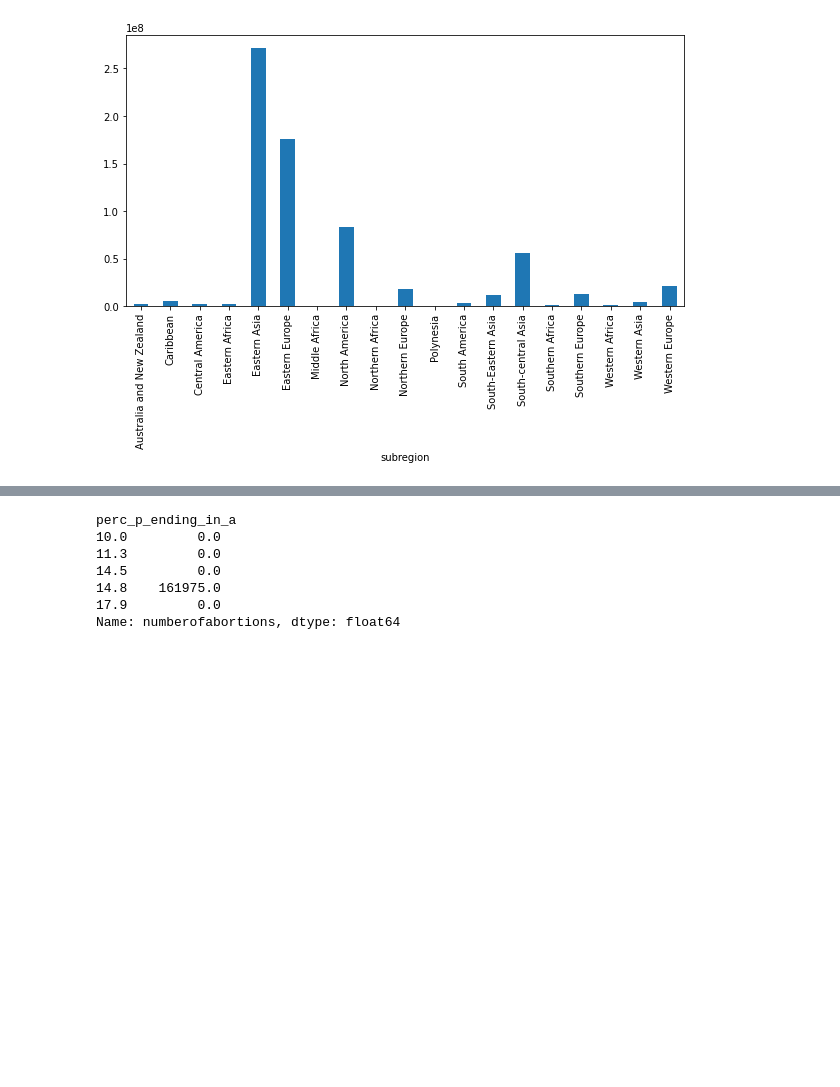
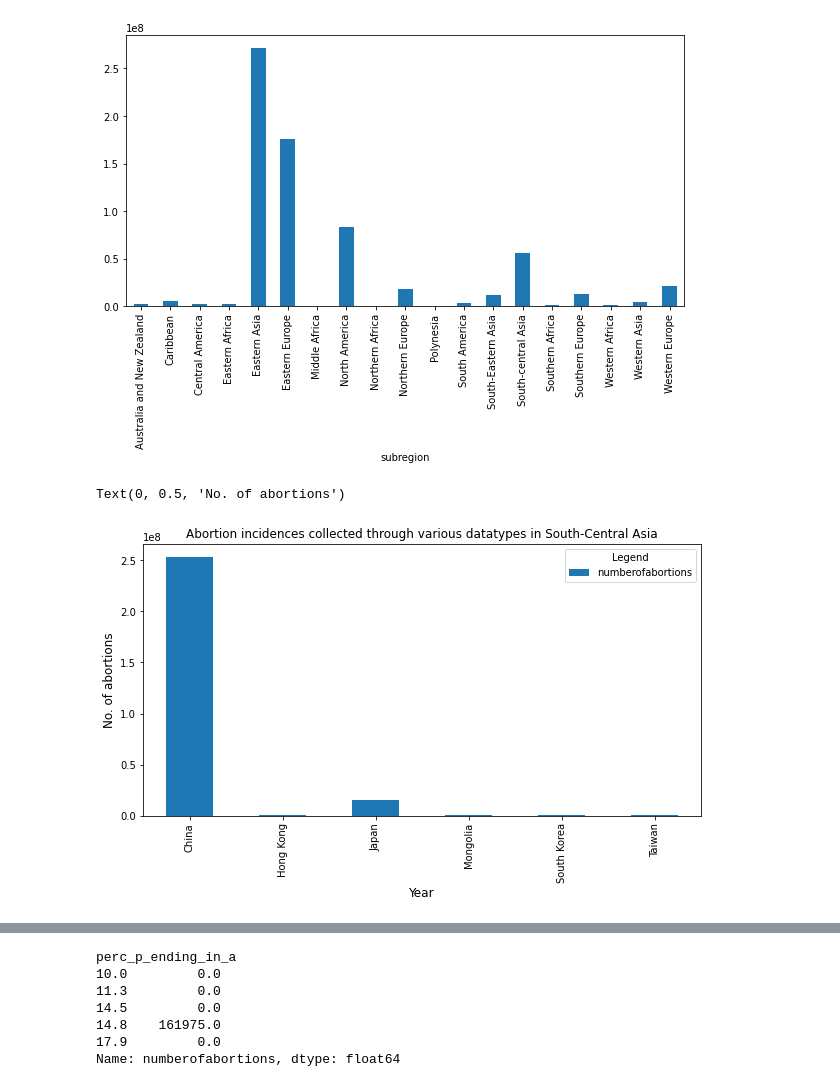
Before and after one commit to evo3000/data_project, a Jupyter notebook: data_project_abortion_incidence.ipynb, the cells around one changed output, grey strips where cells are left out. Cells and saved outputs as stored; diff of their text form; code cells hidden in the pictures; blank space fills up the shorter version.

```diff
--- a/data_project_abortion_incidence.ipynb
+++ b/data_project_abortion_incidence.ipynb
@@ -245,3 +286,13 @@ nabort_datatype.plot(kind="bar")
 # %% [output]
 <AxesSubplot:xlabel='subregion'>
 [figure]
+# %%
+df_subregion = df[df.subregion=="Eastern Asia"]
+df_subregion.groupby(["country"])["numberofabortions"].sum().plot(kind="bar")
+plt.title("Abortion incidences collected through various datatypes in South-Central Asia")
+plt.legend(title='Legend')
+plt.xlabel('Year', fontsize=12)
+plt.ylabel('No. of abortions', fontsize=12)
+# %% [output]
+Text(0, 0.5, 'No. of abortions')
+[figure, added]
```
Also changed, not shown: parts of 10 cells of this notebook.
